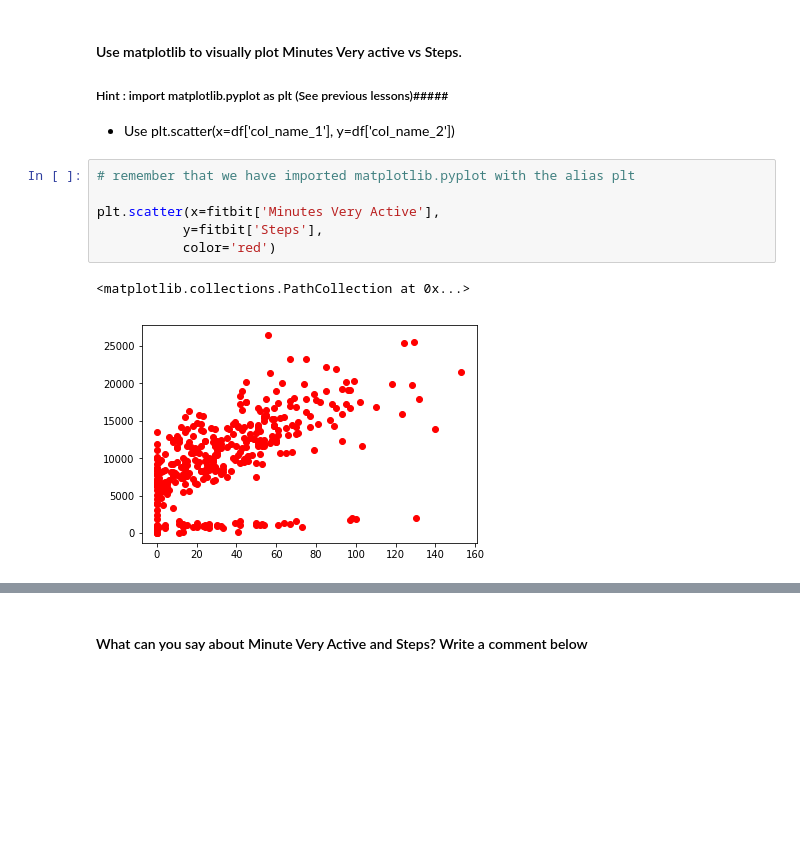
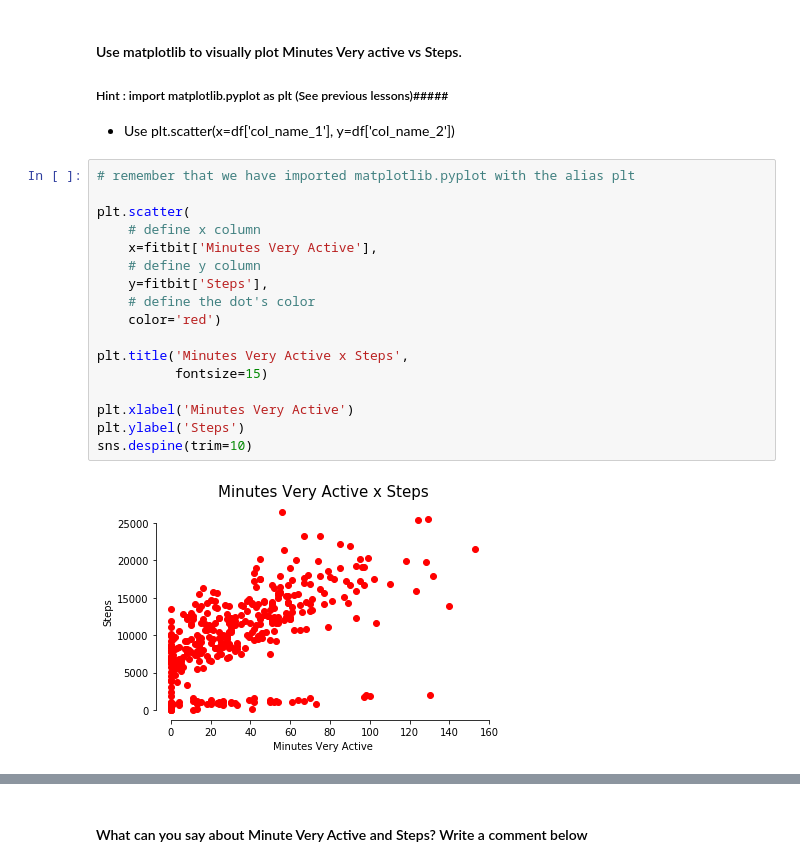
Before and after one commit to ironhacksao-datateam/june2019-ft, a Jupyter notebook: week_3/23_lab_pivot_table_and_correlation/your_code/23_lab_pivot_table_and_correlation.ipynb, the cells around one changed output, grey strips where cells are left out. Cells and saved outputs as stored; diff of their text form; blank space fills up the shorter version.

```diff
--- a/week_3/23_lab_pivot_table_and_correlation/your_code/23_lab_pivot_table_and_correlation.ipynb
+++ b/week_3/23_lab_pivot_table_and_correlation/your_code/23_lab_pivot_table_and_correlation.ipynb
@@ -296,9 +318,19 @@ sns.heatmap(fitbit_corr,
 # %%
 # remember that we have imported matplotlib.pyplot with the alias plt
 
-plt.scatter(x=fitbit['Minutes Very Active'],
-           y=fitbit['Steps'],
-           color='red')
+plt.scatter(
+    # define x column
+    x=fitbit['Minutes Very Active'],
+    # define y column
+    y=fitbit['Steps'],
+    # define the dot's color
+    color='red')
+
+plt.title('Minutes Very Active x Steps',
+          fontsize=15)
+
+plt.xlabel('Minutes Very Active')
+plt.ylabel('Steps')
+sns.despine(trim=10)
 # %% [output]
-<matplotlib.collections.PathCollection at 0x...>
-[figure, old version]
+[figure, new version]
```
Also changed, not shown: parts of 45 cells of this notebook, 2 other files.
